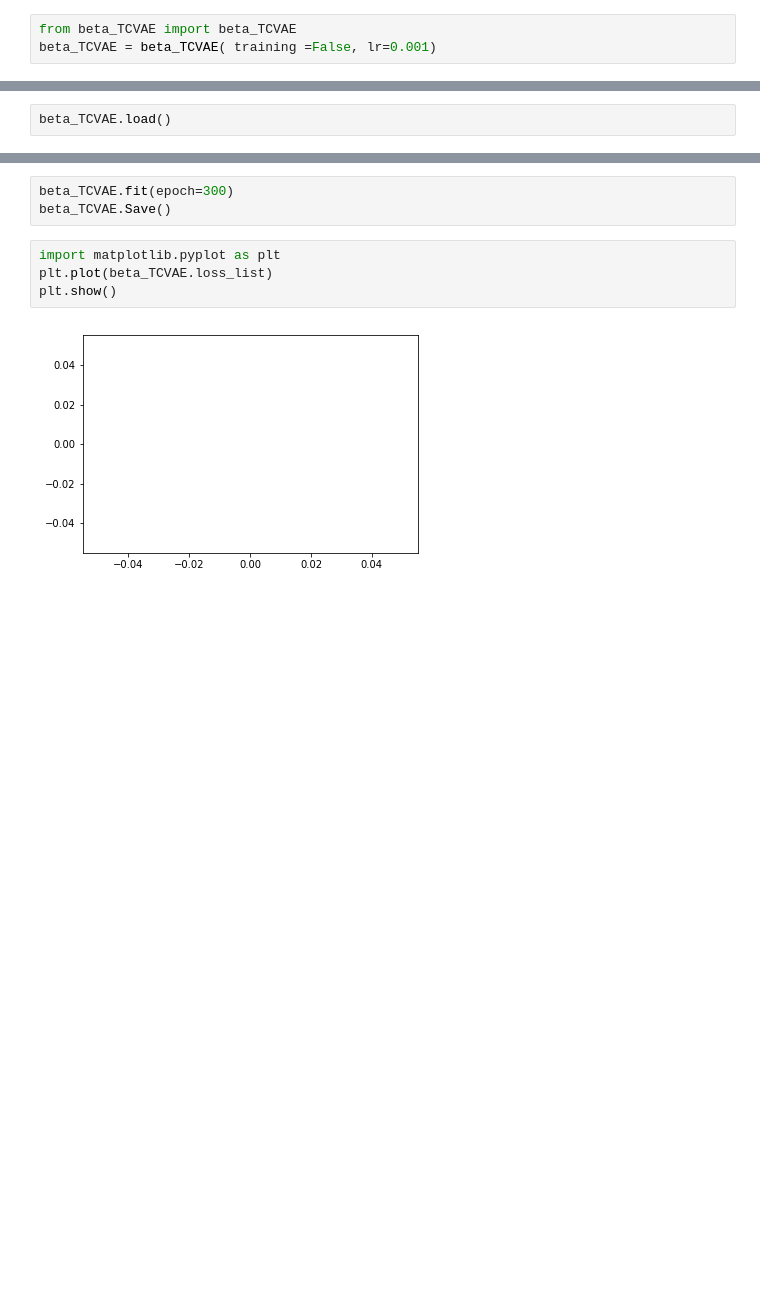
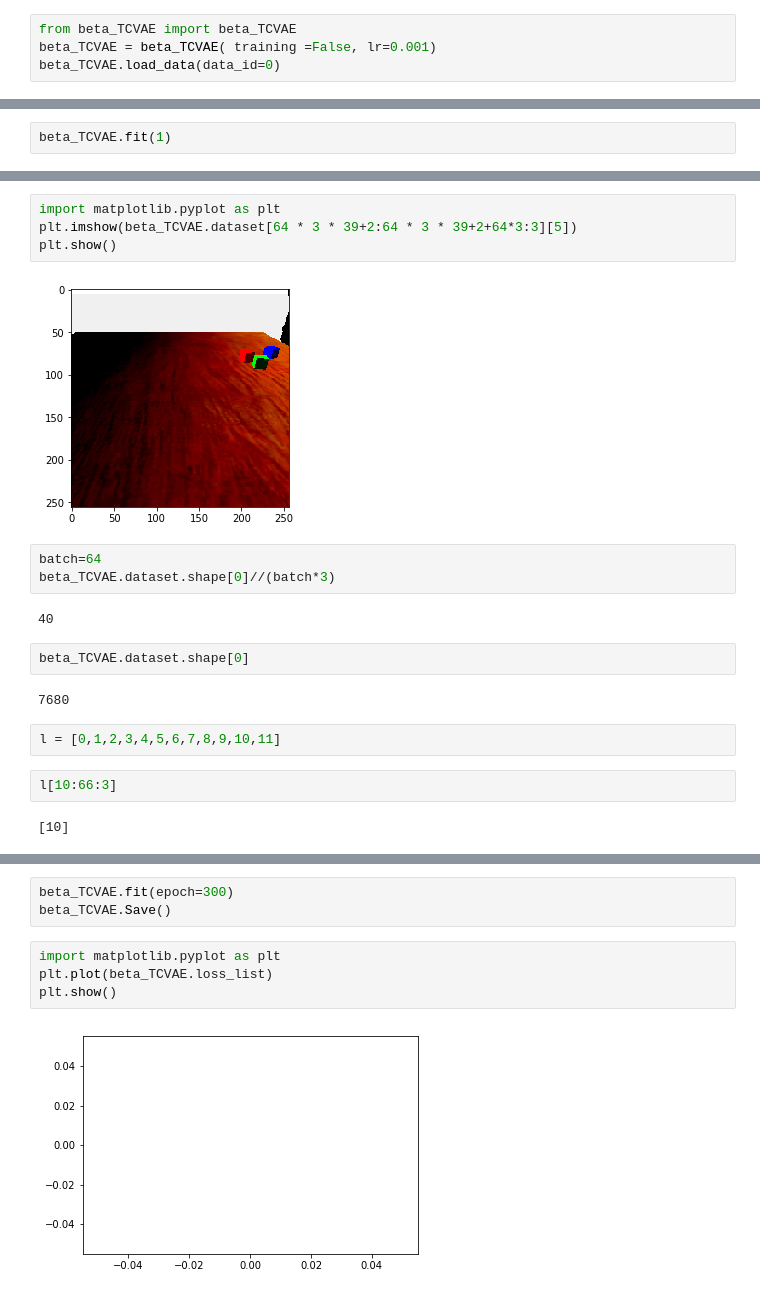
Before and after one commit to hyc6668378/beta-vae, a Jupyter notebook: beta_VAE_notebook.ipynb, the cells around one changed output, grey strips where cells are left out. Saved outputs shown, nothing was run; the diff lists cells and outputs as text; blank space fills up the shorter version.

Commit message:
3-images-Beta-TCVAE

```diff
--- a/beta_VAE_notebook.ipynb
+++ b/beta_VAE_notebook.ipynb
@@ -1,4 +1,5 @@
 # %%
 from beta_TCVAE import beta_TCVAE
 beta_TCVAE = beta_TCVAE( training =False, lr=0.001)
+beta_TCVAE.load_data(data_id=0)
 # %% [output]
@@ -24,2 +24,0 @@ Use tf.cast instead.
-# %%
-beta_TCVAE.load()
@@ -30,0 +25,2 @@ INFO:tensorflow:Restoring parameters from /home/baxter/Documents/beta-vae/checkp
+# %%
+beta_TCVAE.fit(1)
@@ -30,0 +45,21 @@ INFO:tensorflow:Restoring parameters from /home/baxter/Documents/beta-vae/checkp
+# %%
+import matplotlib.pyplot as plt
+plt.imshow(beta_TCVAE.dataset[64 * 3 * 39+2:64 * 3 * 39+2+64*3:3][5])
+plt.show()
+# %% [output]
+[figure, added]
+# %%
+batch=64
+beta_TCVAE.dataset.shape[0]//(batch*3)
+# %% [output]
+40
+# %%
+beta_TCVAE.dataset.shape[0]
+# %% [output]
+7680
+# %%
+l = [0,1,2,3,4,5,6,7,8,9,10,11]
+# %%
+l[10:66:3]
+# %% [output]
+[10]
```
Also changed, not shown: parts of 4 cells of this notebook, 6 other files.
